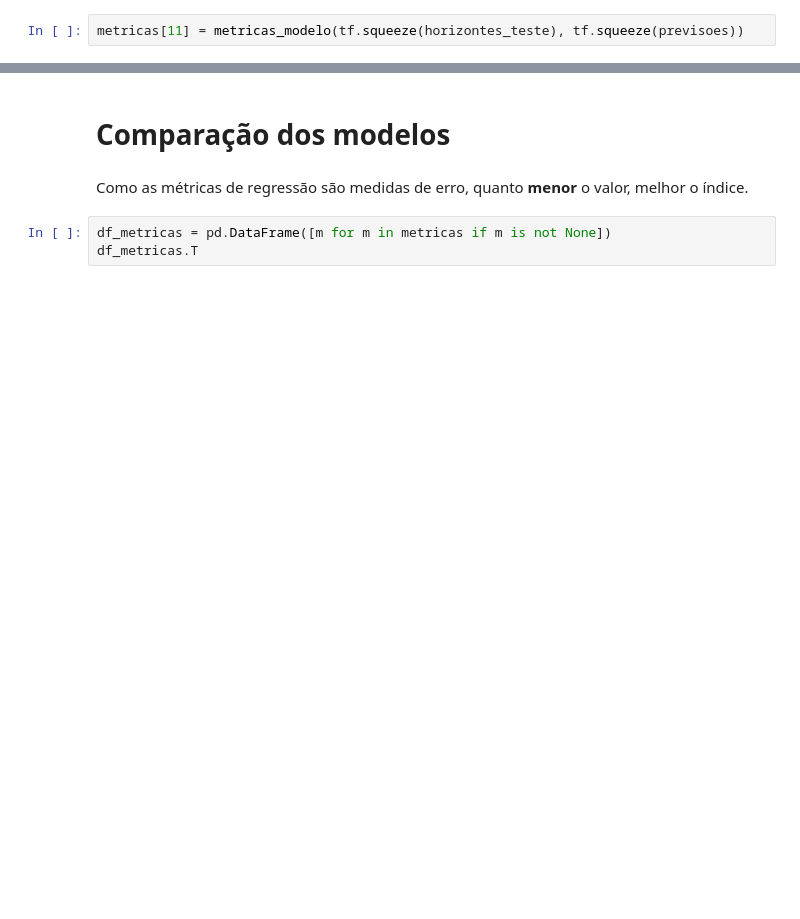
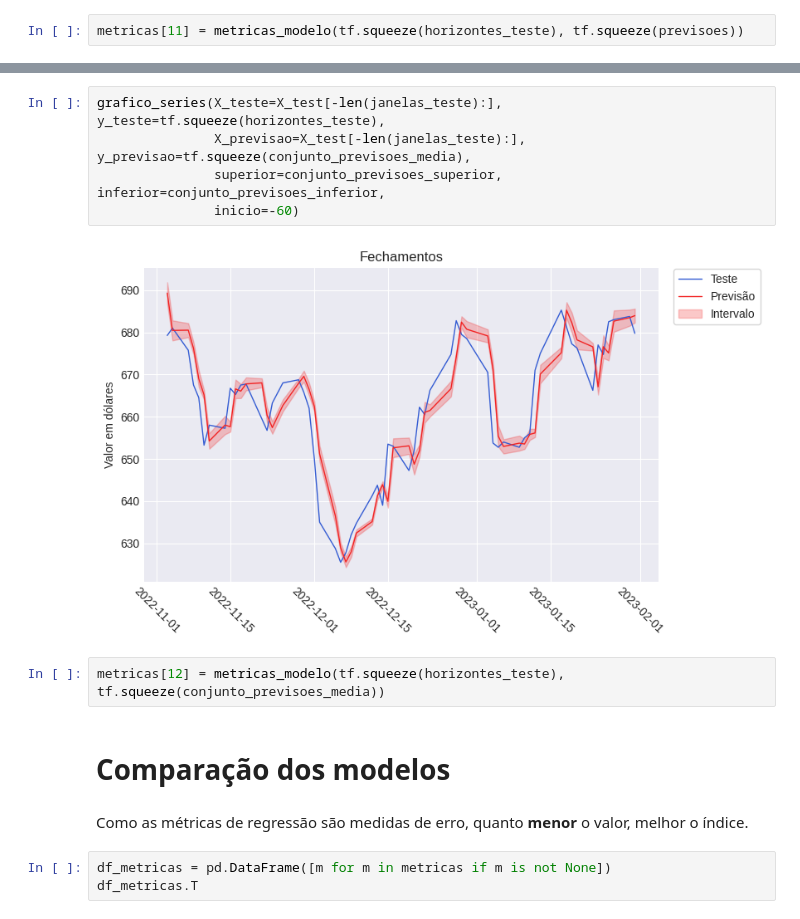
Before and after one commit to flohmannjr/tensorflow_curso, a Jupyter notebook: Cotação_do_Milho.ipynb, the cells around one changed output, grey strips where cells are left out. Cells and saved outputs as stored; diff of their text form; blank space fills up the shorter version.

Commit message:
Add Modelo 12

```diff
--- a/Cotação_do_Milho.ipynb
+++ b/Cotação_do_Milho.ipynb
@@ -808,3 +925,12 @@ metricas[11] = metricas_modelo(tf.squeeze(horizontes_teste), tf.squeeze(previsoe
+# %%
+grafico_series(X_teste=X_test[-len(janelas_teste):], y_teste=tf.squeeze(horizontes_teste),
+               X_previsao=X_test[-len(janelas_teste):], y_previsao=tf.squeeze(conjunto_previsoes_media),
+               superior=conjunto_previsoes_superior, inferior=conjunto_previsoes_inferior,
+               inicio=-60)
+# %% [output]
+[figure, added]
+# %%
+metricas[12] = metricas_modelo(tf.squeeze(horizontes_teste), tf.squeeze(conjunto_previsoes_media))
 # %% [markdown]
 # Comparação dos modelos
 # %% [markdown]
```
Also changed, not shown: parts of 40 cells of this notebook.
